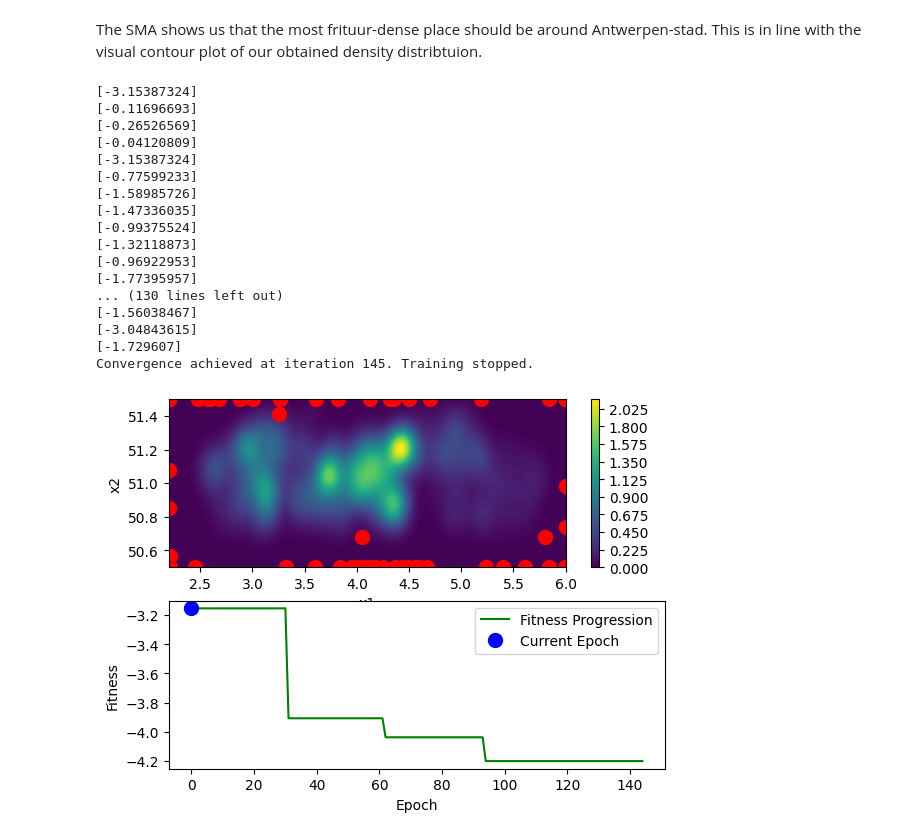
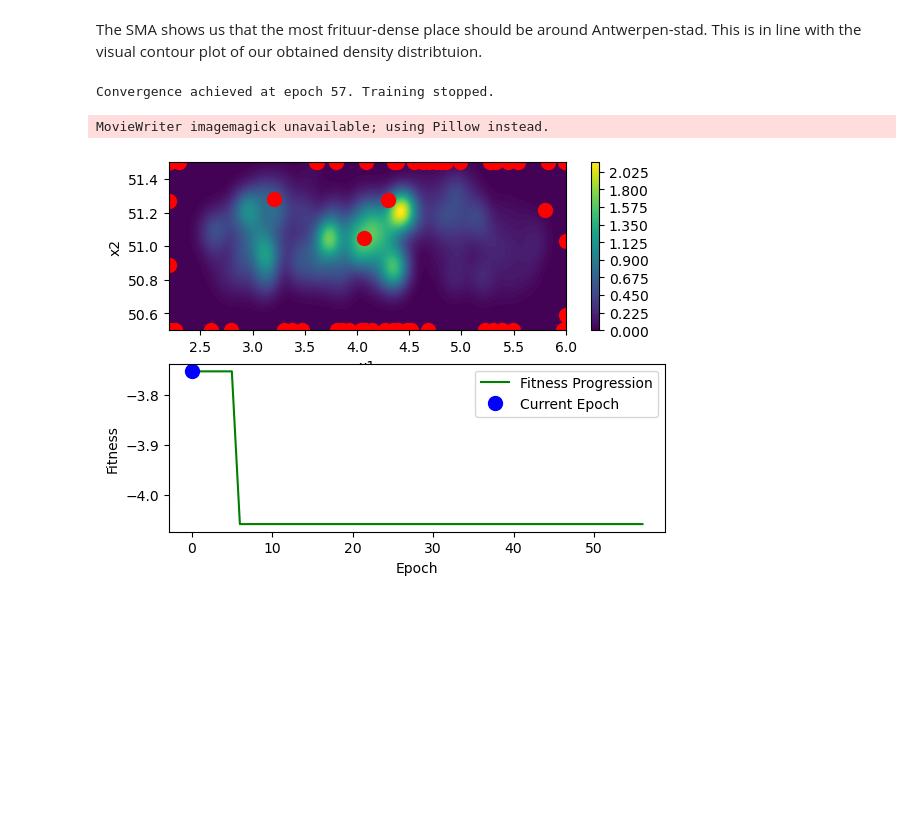
Before and after one commit to Micjanov/STMO_project, a Jupyter notebook: frituurDensity.ipynb, the cells around one changed output. Cells and saved outputs as stored; diff of their text form; code cells hidden in the pictures; blank space fills up the shorter version.

```diff
--- a/frituurDensity.ipynb
+++ b/frituurDensity.ipynb
@@ -380,7 +362,7 @@ array([51.22016097,  4.42339956])
 # %% [markdown]
 The SMA shows us that the most frituur-dense place should be around Antwerpen-stad. This is in line with the visual contour plot of our obtained density distribtuion.
 # %%
-sma = OriginalSMA(obj_func=neg_kde, lb=[50.5, 2.2], ub=[51.5, 6], problem_size=2, verbose=False)
+sma = BaseSMA(obj_func=neg_kde, lb=[50.5, 2.2], ub=[51.5, 6], problem_size=2, verbose=False)
 g_best, fitness, loss, optimal_positions = sma.train()
 g_best
 
@@ -414,51 +396,36 @@ y_min, y_max = min(loss), max(loss)
 u = np.arange(len(loss))
 line2, = ax2.plot(u, loss, 'g-', label='Fitness Progression')
 marker2, = ax2.plot([], [], 'bo', markersize=10, label='Current Epoch')
 ax2.legend()
 ax2.set_xlabel('Epoch')
 ax2.set_ylabel('Fitness')
 
 # Update function for animation
 def update(frame):
     # Remove old markers from ax1
     for marker in markers:
         marker.remove()
     markers.clear()
 
     # Add new markers to ax1
     for position in optimal_positions[frame]:
         marker, = ax1.plot(position[1], position[0], 'ro', markersize=10)
         markers.append(marker)
 
     # Update marker2 position in ax2
     marker2.set_data(frame, loss[frame])
 
     return markers, marker2
 
 # Create the animation
 animation = FuncAnimation(fig, update, frames=len(optimal_positions), interval=200)
 
 # Save the animation as a GIF
 animation.save("fig/frituurDENSITY.gif", writer='imagemagick')
 # %% [output]
-[-3.15387324]
-[-0.11696693]
-[-0.26526569]
-[-0.04120809]
-[-3.15387324]
-[-0.77599233]
-[-1.58985726]
-[-1.47336035]
-[-0.99375524]
-[-1.32118873]
-[-0.96922953]
-[-1.77395957]
-... (130 lines left out)
-[-1.56038467]
-[-3.04843615]
-[-1.729607]
-Convergence achieved at iteration 145. Training stopped.
+Convergence achieved at epoch 57. Training stopped.
+MovieWriter imagemagick unavailable; using Pillow instead.
-[figure, old version]
+[figure, new version]
 # %%
 Image(filename='fig/frituurDENSITY.gif')
 # %% [output]
```
Also changed, not shown: parts of 5 cells of this notebook.
